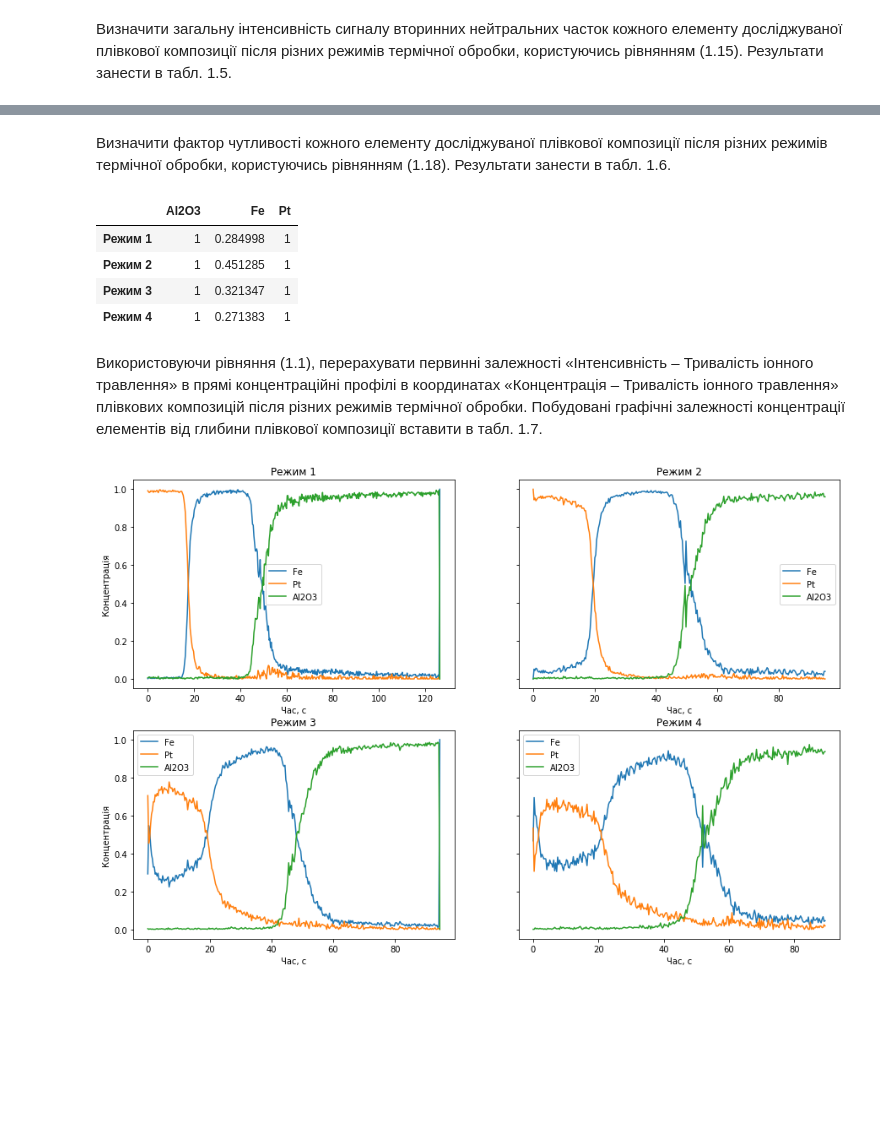
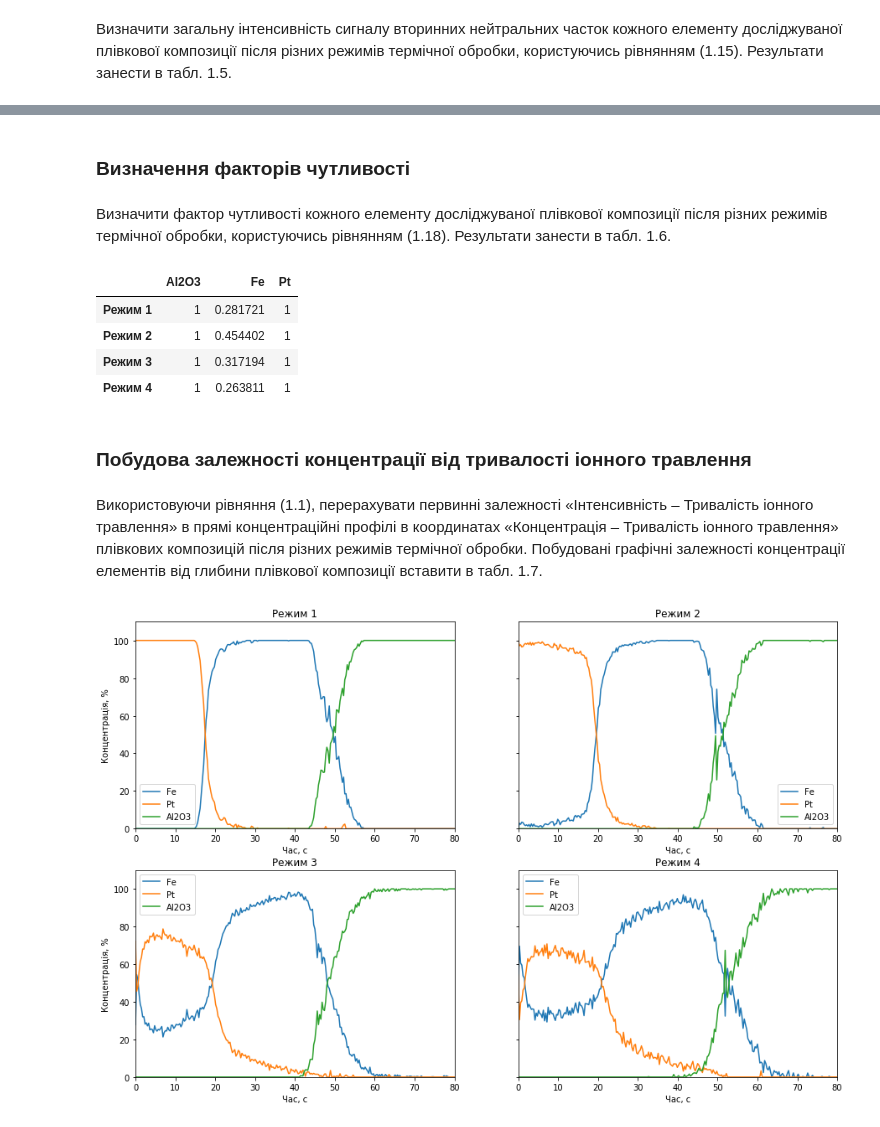
Before and after one commit to rostyq/edu_notebooks, a Jupyter notebook: scientific_work/SNMS.ipynb, the cells around one changed output, grey strips where cells are left out. Drawn from its saved outputs; the diff is of its cells as text; code cells hidden in the pictures; blank space fills up the shorter version.

```diff
--- a/scientific_work/SNMS.ipynb
+++ b/scientific_work/SNMS.ipynb
@@ -66,6 +70,9 @@ n = 1.28
 # %%
 files = sorted(glob.glob('data/SMNS/*.csv'))
-ht_conditions = [pd.read_csv(file, sep='\t', index_col=0) for file in files]
+threshold = {'Fe': 250, 'Pt': 70, 'Al2O3': 100}
+ht_conditions = [(pd.read_csv(file, sep='\t', index_col=0) - threshold).clip_lower(0) for file in files]
 titles = [f'Режим {i}' for i in range(1, 5)]
-files
+print("Read files:")
+for file in files:
+    print(f'\t{file}')
 # %% [output]
@@ -76,7 +86,11 @@ files
 # %%
-f, ax = plt.subplots(2, 2, squeeze=False, figsize=(15, 10), sharey=True)
+f, ax = plt.subplots(2, 2, squeeze=False, figsize=(12, 8), sharey=True, sharex=True)
 for i, ht_condition in enumerate(ht_conditions):
     ht_condition.plot(ax=ax.flatten()[i], title=titles[i])
-    ax.flatten()[i].set_xlabel('Час, с')
+    ax.flatten()[i].set_xlabel('Тривалість іонного травлення, с')
     ax.flatten()[i].set_ylabel('Інтенсивність, в. о.')
+    ax.flatten()[i].set_xlim(0, 80)
+    ax.flatten()[i].set_ylim(0, 27000)
+plt.tight_layout(0)
+plt.savefig('./report/images/intenses.pdf')
 # %% [output]
@@ -110,3 +151,5 @@ I
+# %% [markdown]
+ ### Визначення факторів чутливості
 # %% [markdown]
 Визначити фактор чутливості кожного елементу досліджуваної плівкової композиції після різних режимів термічної обробки, користуючись рівнянням (1.18). Результати занести в табл. 1.6.
 # %%
@@ -115,10 +158,12 @@ D = pd.DataFrame({'Fe': D, 'Pt': np.full(4, 1), 'Al2O3': np.full(4, 1)}, index=D
 D
 # %% [output]
 |  | Al2O3 | Fe | Pt |
-| Режим 1 | 1 | 0.284998 | 1 |
-| Режим 2 | 1 | 0.451285 | 1 |
-| Режим 3 | 1 | 0.321347 | 1 |
-| Режим 4 | 1 | 0.271383 | 1 |
+| Режим 1 | 1 | 0.281721 | 1 |
+| Режим 2 | 1 | 0.454402 | 1 |
+| Режим 3 | 1 | 0.317194 | 1 |
+| Режим 4 | 1 | 0.263811 | 1 |
+# %% [markdown]
+### Побудова залежності концентрації від тривалості іонного травлення
 # %% [markdown]
 Використовуючи рівняння (1.1), перерахувати первинні залежності «Інтенсивність – Тривалість іонного травлення» в прямі концентраційні профілі в координатах «Концентрація – Тривалість іонного травлення» плівкових композицій після різних режимів термічної обробки. Побудовані графічні залежності концентрації елементів від глибини плівкової композиції вставити в табл. 1.7.
 # %%
@@ -130,8 +175,10 @@ for d, ht_condition in zip(D.iterrows(), ht_conditions):
 # %%
 f, ax = plt.subplots(2, 2, squeeze=False, figsize=(15, 10), sharey=True)
 for i, ht_condition in enumerate(ht_conditions_C):
-    ht_condition.plot(ax=ax.flatten()[i], title=titles[i])
+    (ht_condition * 100).plot(ax=ax.flatten()[i], title=titles[i])
     ax.flatten()[i].set_xlabel('Час, с')
-    ax.flatten()[i].set_ylabel('Концентрація')
+    ax.flatten()[i].set_ylabel('Концентрація, %')
+    ax.flatten()[i].set_xlim(0, 80)
+    ax.flatten()[i].set_ylim(0, 110)
 # %% [output]
-[figure, old version]
+[figure, new version]
```
Also changed, not shown: parts of 16 cells of this notebook, 6 other files.
